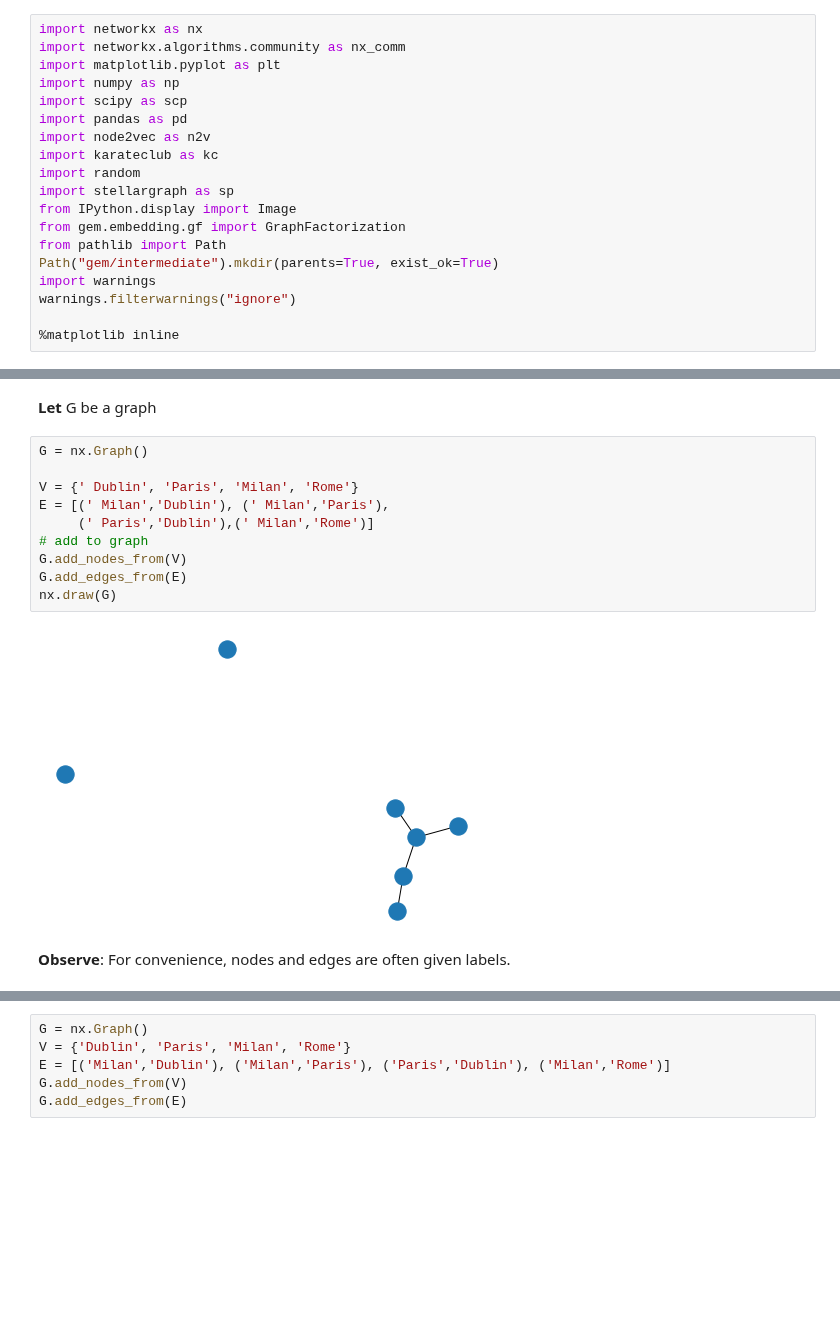
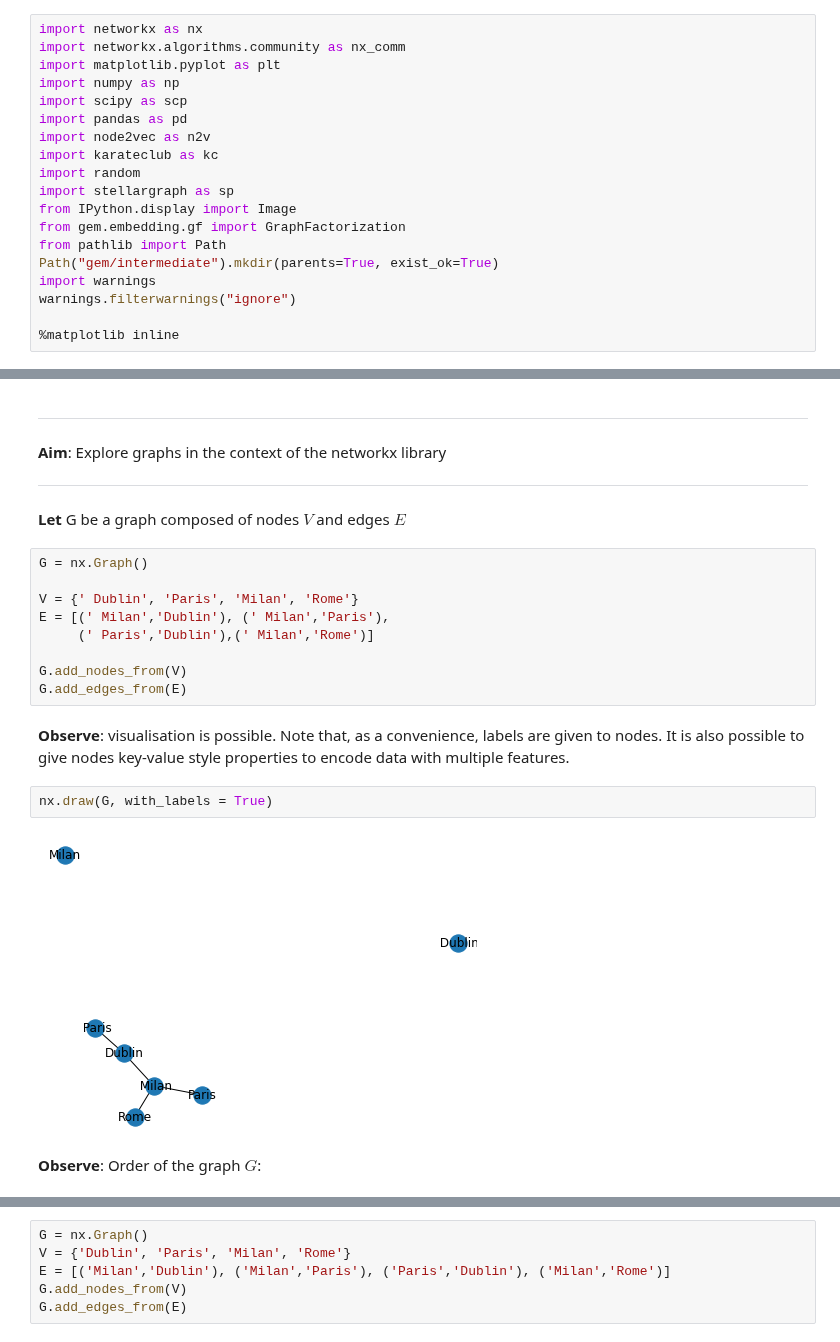
Before and after one commit to jgab3103/Jamie-Gabriel, a Jupyter notebook: MachineLearningNotebooks/PythonNotebooks/G0.ipynb, the cells around one changed output, grey strips where cells are left out. Cells and saved outputs as stored; diff of their text form; blank space fills up the shorter version.

```diff
--- a/MachineLearningNotebooks/PythonNotebooks/G0.ipynb
+++ b/MachineLearningNotebooks/PythonNotebooks/G0.ipynb
@@ -75,17 +87,26 @@ This series of notebooks on Graph Machine Learning covers the following:
 # %% [markdown]
-<b>Let</b> G be a graph
+<hr/>
+
+<b>Aim</b>: Explore graphs in the context of the networkx library
+
+<hr/>
+
+<b>Let</b> G be a graph composed of nodes $V$ and edges $E$
 # %%
 G = nx.Graph()
 
 V = {' Dublin', 'Paris', 'Milan', 'Rome'}
 E = [(' Milan','Dublin'), (' Milan','Paris'),
      (' Paris','Dublin'),(' Milan','Rome')]
-# add to graph
+
 G.add_nodes_from(V)
 G.add_edges_from(E)
-nx.draw(G)
-# %% [output]
-[figure, removed]
+# %% [markdown]
+<b>Observe</b>: visualisation is possible. Note that, as a convenience, labels are given to nodes. It is also possible to give nodes key-value style properties to encode data with multiple features.
+# %%
+nx.draw(G, with_labels = True)
+# %% [output]
+[figure, added]
 # %% [markdown]
-<b>Observe</b>: For convenience, nodes and edges are often given labels.
+<b>Observe</b>: Order of the graph $G$:
 # %%
```
Also changed, not shown: parts of 25 cells of this notebook.
